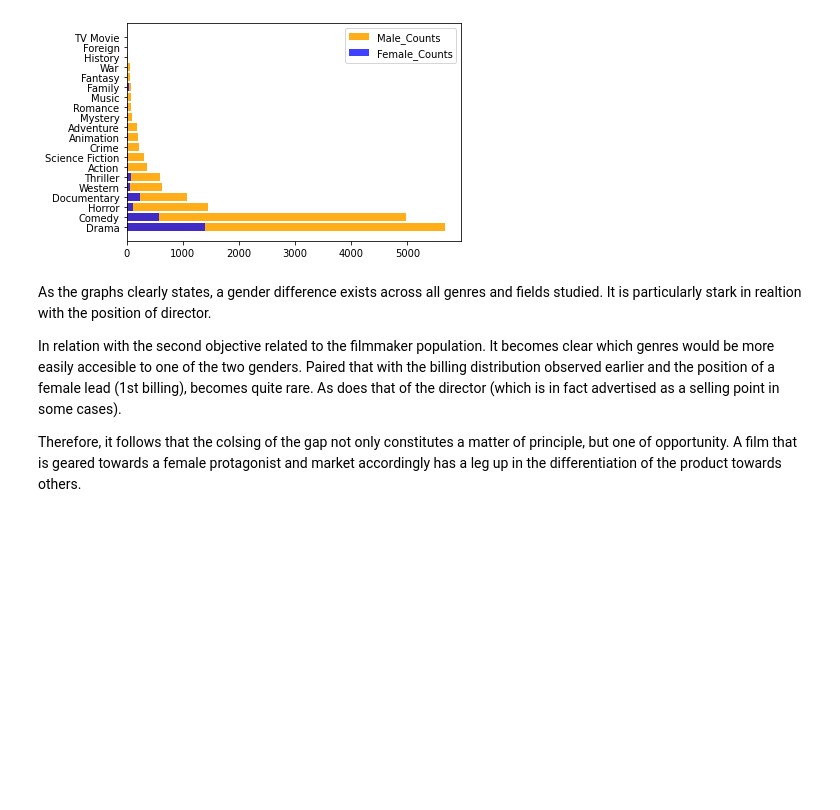
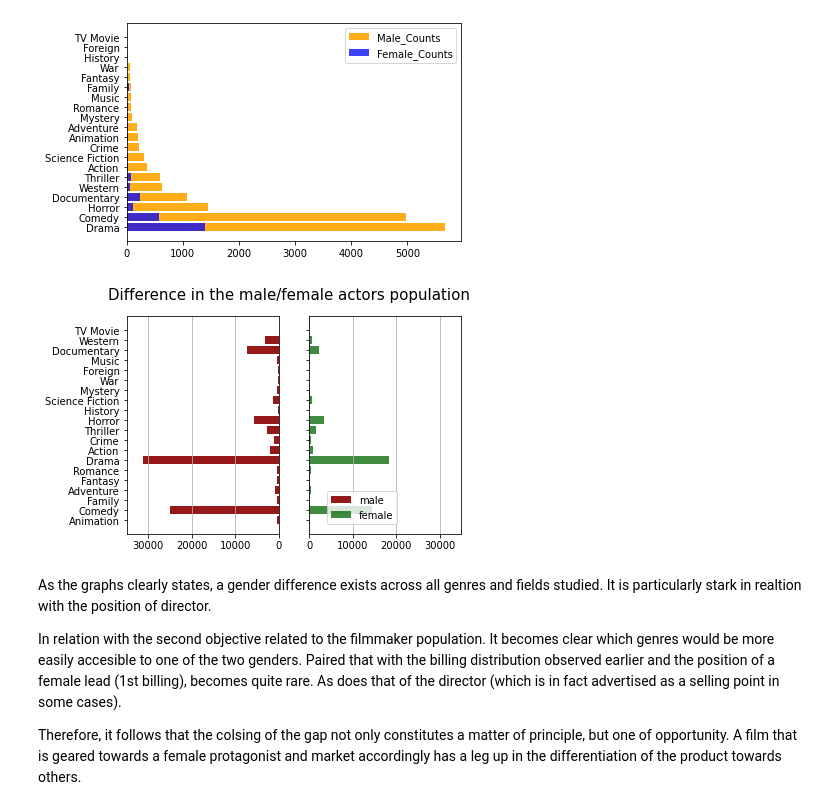
Before and after one commit to Dibmar/DAANMO_Project, a Jupyter notebook: DAANMO_Project/cross-indexing.ipynb, the cells around one changed output. Cells and saved outputs as stored; diff of their text form; code cells hidden in the pictures; blank space fills up the shorter version.

```diff
--- a/DAANMO_Project/cross-indexing.ipynb
+++ b/DAANMO_Project/cross-indexing.ipynb
@@ -259,6 +347,13 @@ Gender ratio across genres - Directors
 [figure]
 Gender ratio across genres - Writers
 [figure]
+# %%
+EDA.population_pyramid_plotter(df = actors_gender_by_genre, col_1 = 'genre', col_2 = 'male_counts', col_3 = 'female_counts', population= 'actors')
+# EDA.population_pyramid_plotter(directors_gender_decade, 'decade', 'male_counts', 'female_counts', 'directors')
+# EDA.population_pyramid_plotter(producers_gender_decade, 'decade', 'male_counts', 'female_counts', 'producers')
+# EDA.population_pyramid_plotter(writers_gender_decade, 'decade', 'male_counts', 'female_counts', 'writers')
+# %% [output]
+[figure, added]
 # %% [markdown]
 As the graphs clearly states, a gender difference exists across all genres and fields studied. It is particularly stark in realtion with the position of director.
 
```
Also changed, not shown: parts of 11 cells of this notebook, 2 other files.
